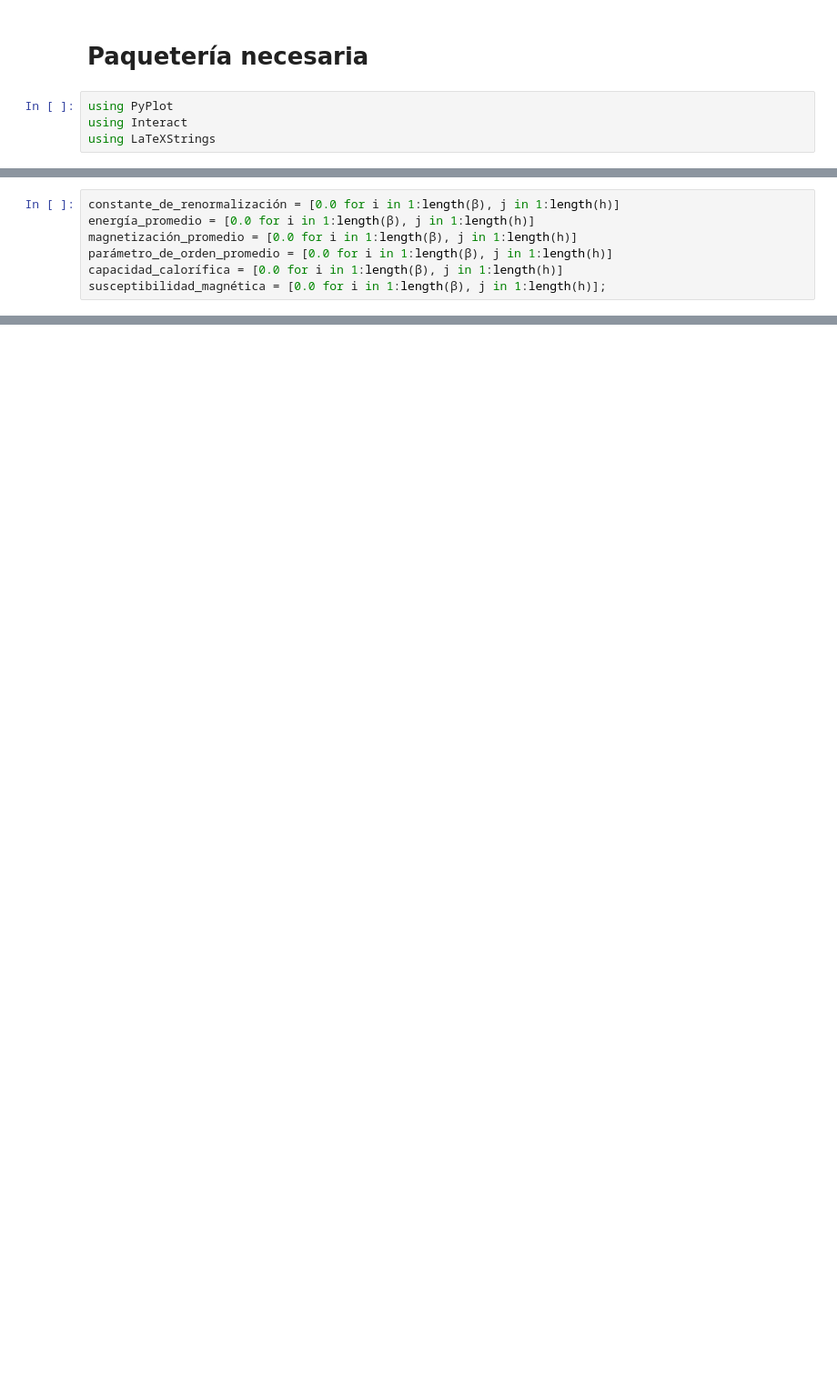
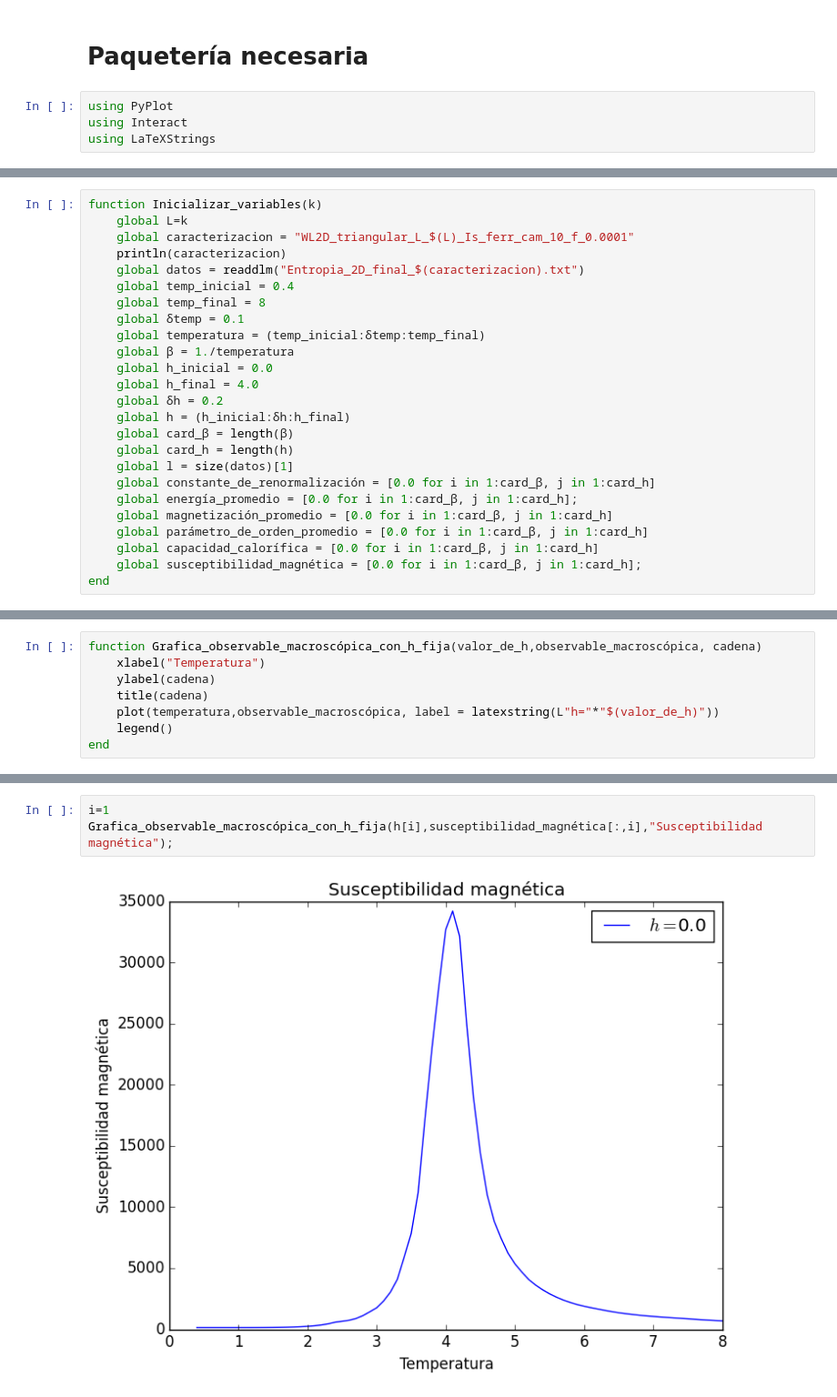
Before and after one commit to lenriqc/Wang-Landau-Clases, a Jupyter notebook: Analisis_de_datos.ipynb, the cells around one changed output, grey strips where cells are left out. Shown at 91% size. Drawn from its saved outputs; the diff is of its cells as text; blank space fills up the shorter version.

Commit message:
El analisis en Julia ordenado

```diff
--- a/Analisis_de_datos.ipynb
+++ b/Analisis_de_datos.ipynb
@@ -28,7 +9,25 @@ l = size(datos)[1];
 # %%
-constante_de_renormalización = [0.0 for i in 1:length(β), j in 1:length(h)]
-energía_promedio = [0.0 for i in 1:length(β), j in 1:length(h)]
-magnetización_promedio = [0.0 for i in 1:length(β), j in 1:length(h)]
-parámetro_de_orden_promedio = [0.0 for i in 1:length(β), j in 1:length(h)]
-capacidad_calorífica = [0.0 for i in 1:length(β), j in 1:length(h)]
-susceptibilidad_magnética = [0.0 for i in 1:length(β), j in 1:length(h)];
+function Inicializar_variables(k)
+    global L=k
+    global caracterizacion = "WL2D_triangular_L_$(L)_Is_ferr_cam_10_f_0.0001"
+    println(caracterizacion)
+    global datos = readdlm("Entropia_2D_final_$(caracterizacion).txt")
+    global temp_inicial = 0.4
+    global temp_final = 8
+    global δtemp = 0.1
+    global temperatura = (temp_inicial:δtemp:temp_final)
+    global β = 1./temperatura
+    global h_inicial = 0.0
+    global h_final = 4.0
+    global δh = 0.2
+    global h = (h_inicial:δh:h_final)
+    global card_β = length(β)
+    global card_h = length(h)
+    global l = size(datos)[1]
+    global constante_de_renormalización = [0.0 for i in 1:card_β, j in 1:card_h]
+    global energía_promedio = [0.0 for i in 1:card_β, j in 1:card_h];
+    global magnetización_promedio = [0.0 for i in 1:card_β, j in 1:card_h]
+    global parámetro_de_orden_promedio = [0.0 for i in 1:card_β, j in 1:card_h]
+    global capacidad_calorífica = [0.0 for i in 1:card_β, j in 1:card_h]
+    global susceptibilidad_magnética = [0.0 for i in 1:card_β, j in 1:card_h];
+end
@@ -253,0 +200,8 @@ savefig("entropia_exacta_vs_entropia_sim_L_$L.pdf")
+# %%
+function Grafica_observable_macroscópica_con_h_fija(valor_de_h,observable_macroscópica, cadena)
+    xlabel("Temperatura")
+    ylabel(cadena)
+    title(cadena)
+    plot(temperatura,observable_macroscópica, label = latexstring(L"h="*"$(valor_de_h)"))
+    legend()
+end
@@ -253,0 +274,5 @@ savefig("entropia_exacta_vs_entropia_sim_L_$L.pdf")
+# %%
+i=1
+Grafica_observable_macroscópica_con_h_fija(h[i],susceptibilidad_magnética[:,i],"Susceptibilidad magnética");
+# %% [output]
+[figure, added]
```
Also changed, not shown: parts of 76 cells of this notebook.
